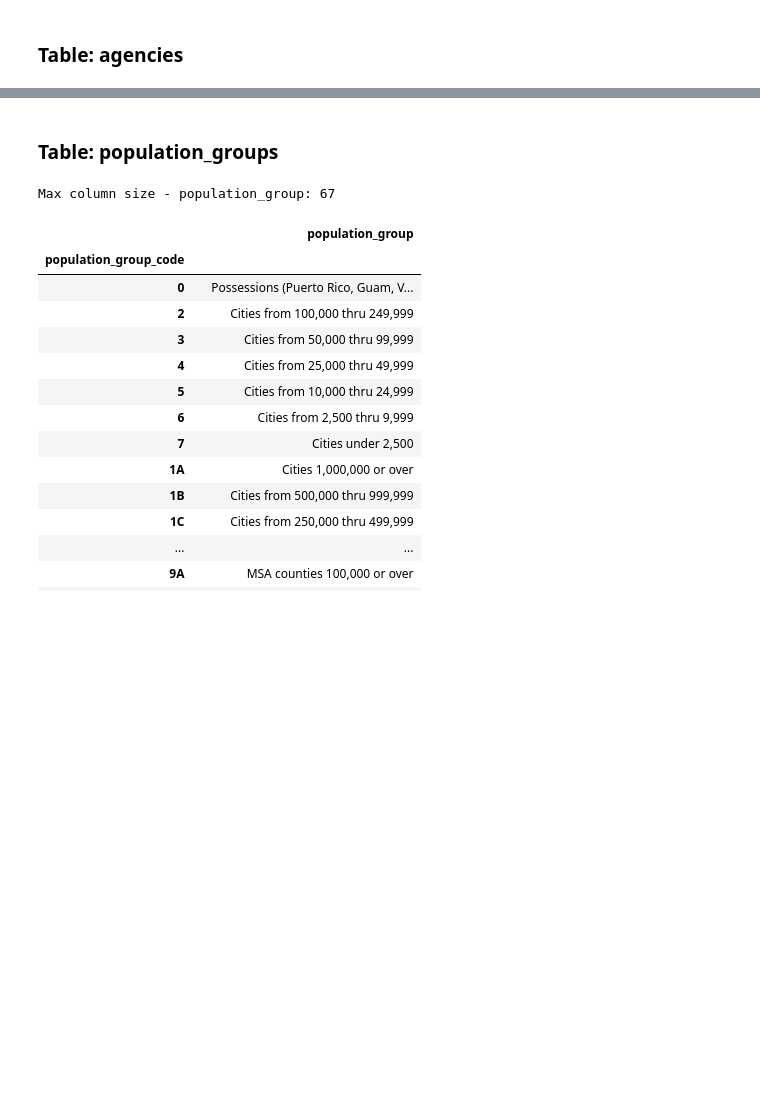
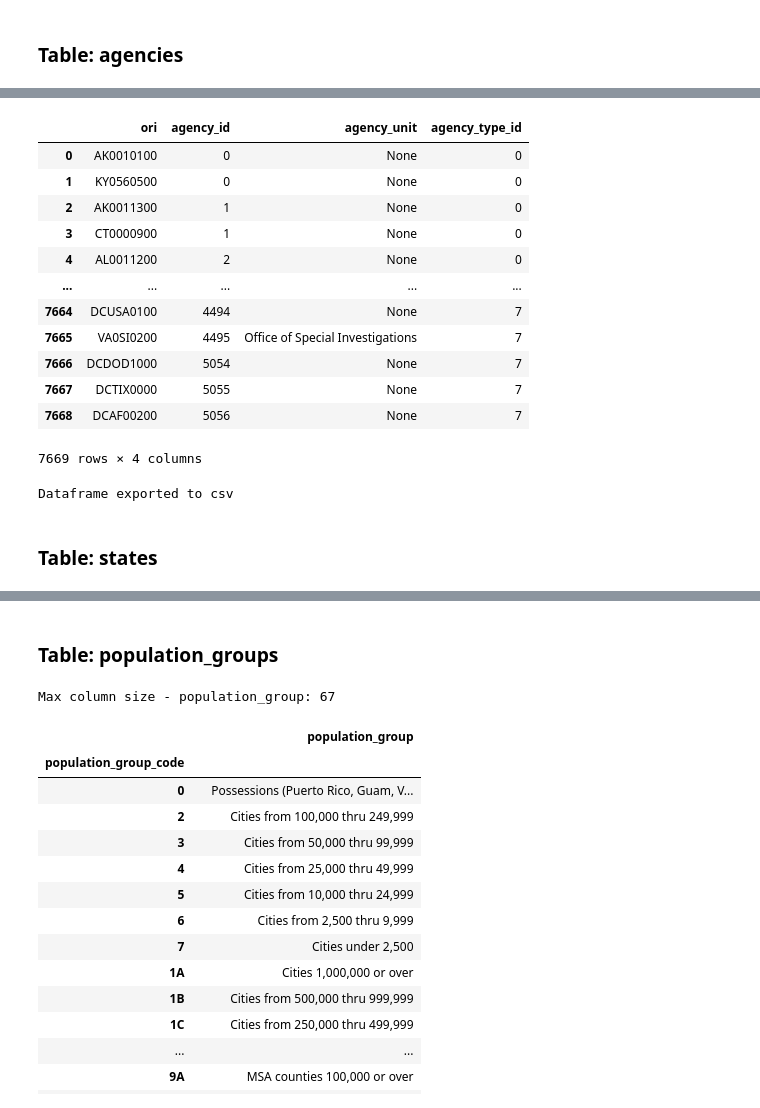
Before and after one commit to evacs/Project-3, a Jupyter notebook: etl/fbi_hate_crimes_data.ipynb, the cells around one changed output, grey strips where cells are left out. Cells and saved outputs as stored; diff of their text form; code cells hidden in the pictures; blank space fills up the shorter version.

```diff
--- a/etl/fbi_hate_crimes_data.ipynb
+++ b/etl/fbi_hate_crimes_data.ipynb
@@ -146,0 +193,30 @@ print('Dataframe exported to csv')
+# %%
+# Reorder columns
+agency_oris_df = agency_oris_df[['ori', 'agency_id', 'agency_unit', 'agency_type_id']]
+
+# Display dataframe
+agency_oris_df
+# %% [output]
+|  | ori | agency_id | agency_unit | agency_type_id |
+| 0 | AK0010100 | 0 | None | 0 |
+| 1 | KY0560500 | 0 | None | 0 |
+| 2 | AK0011300 | 1 | None | 0 |
+| 3 | CT0000900 | 1 | None | 0 |
+| 4 | AL0011200 | 2 | None | 0 |
+| ... | ... | ... | ... | ... |
+| 7664 | DCUSA0100 | 4494 | None | 7 |
+| 7665 | VA0SI0200 | 4495 | Office of Special Investigations | 7 |
+| 7666 | DCDOD1000 | 5054 | None | 7 |
+| 7667 | DCTIX0000 | 5055 | None | 7 |
+| 7668 | DCAF00200 | 5056 | None | 7 |
+7669 rows × 4 columns
+# %%
+# Export agencyies dataframe to csv
+agency_oris_df.to_csv('data/agency_oris.csv')
+
+# Confirm that export completed
+print('Dataframe exported to csv')
+# %% [output]
+Dataframe exported to csv
+# %% [markdown]
+### Table: states
```
Also changed, not shown: parts of 15 cells of this notebook, 5 other files.
